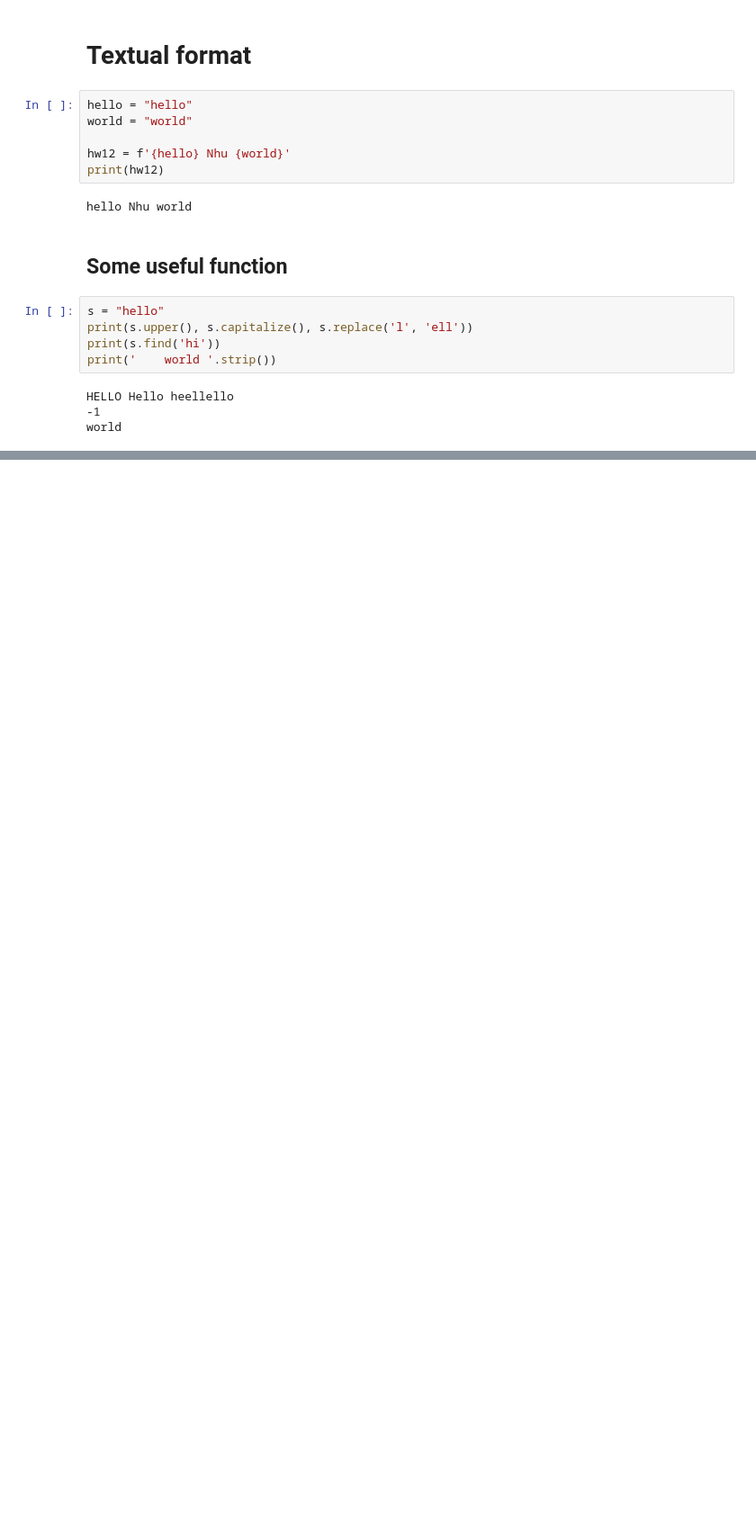
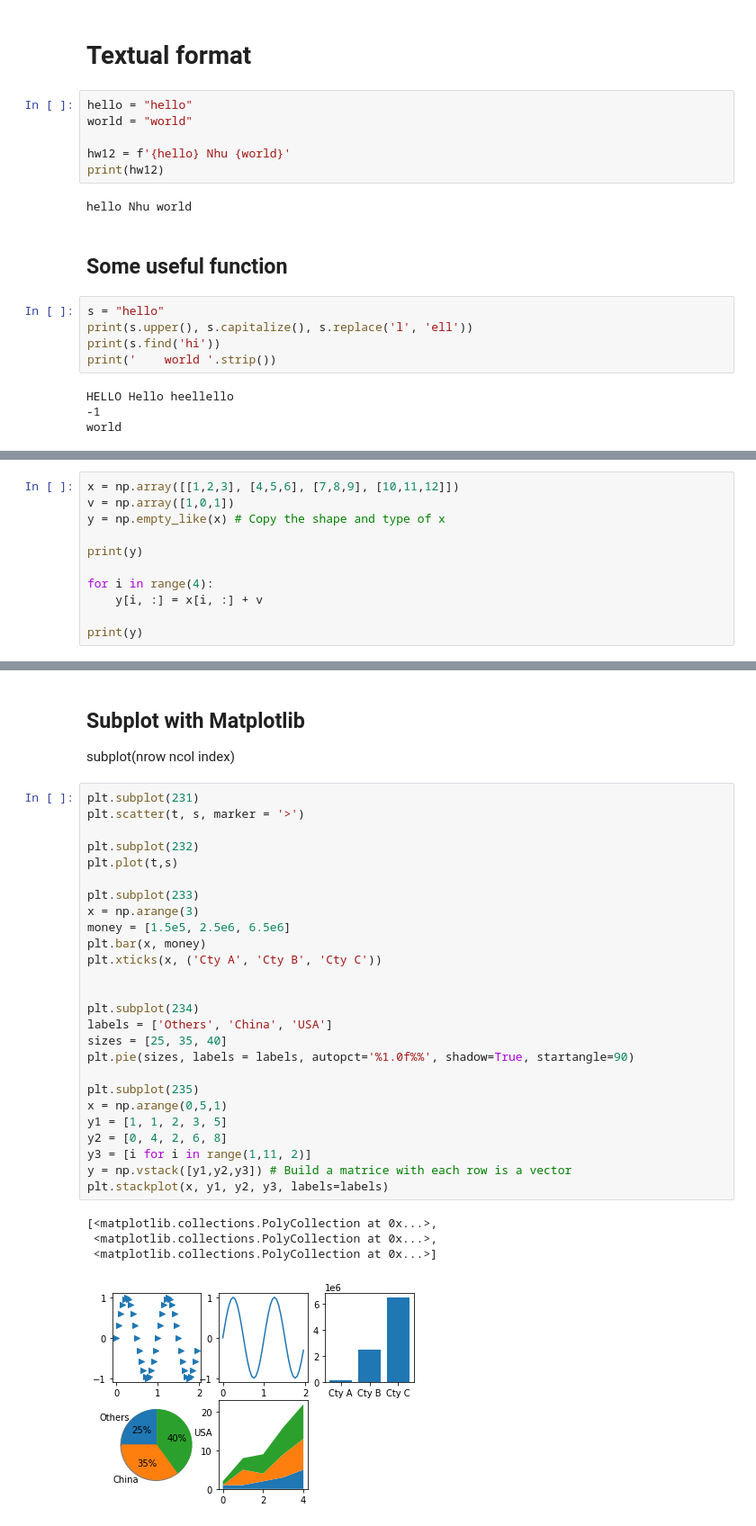
Before and after one commit to hpn-nina/datasciencecoursera, a Jupyter notebook: Python/Revise.ipynb, the cells around one changed output, grey strips where cells are left out. Shown: that part at 90% size. Saved outputs shown, nothing was run; the diff lists cells and outputs as text; blank space fills up the shorter version.

```diff
--- a/Python/Revise.ipynb
+++ b/Python/Revise.ipynb
@@ -33,0 +327,11 @@ world
+# %%
+x = np.array([[1,2,3], [4,5,6], [7,8,9], [10,11,12]])
+v = np.array([1,0,1])
+y = np.empty_like(x) # Copy the shape and type of x
+
+print(y)
+
+for i in range(4):
+    y[i, :] = x[i, :] + v
+
+print(y)
@@ -33,0 +396,34 @@ world
+# %% [markdown]
+## Subplot with Matplotlib
+subplot(nrow ncol index)
+# %%
+plt.subplot(231)
+plt.scatter(t, s, marker = '>')
+
+plt.subplot(232)
+plt.plot(t,s)
+
+plt.subplot(233)
+x = np.arange(3)
+money = [1.5e5, 2.5e6, 6.5e6]
+plt.bar(x, money)
+plt.xticks(x, ('Cty A', 'Cty B', 'Cty C'))
+
+
+plt.subplot(234)
+labels = ['Others', 'China', 'USA']
+sizes = [25, 35, 40]
+plt.pie(sizes, labels = labels, autopct='%1.0f%%', shadow=True, startangle=90)
+
+plt.subplot(235)
+x = np.arange(0,5,1)
+y1 = [1, 1, 2, 3, 5]
+y2 = [0, 4, 2, 6, 8]
+y3 = [i for i in range(1,11, 2)]
+y = np.vstack([y1,y2,y3]) # Build a matrice with each row is a vector
+plt.stackplot(x, y1, y2, y3, labels=labels)
+# %% [output]
+[<matplotlib.collections.PolyCollection at 0x...>,
+ <matplotlib.collections.PolyCollection at 0x...>,
+ <matplotlib.collections.PolyCollection at 0x...>]
+[figure, added]
```
Also changed, not shown: parts of 42 cells of this notebook.
